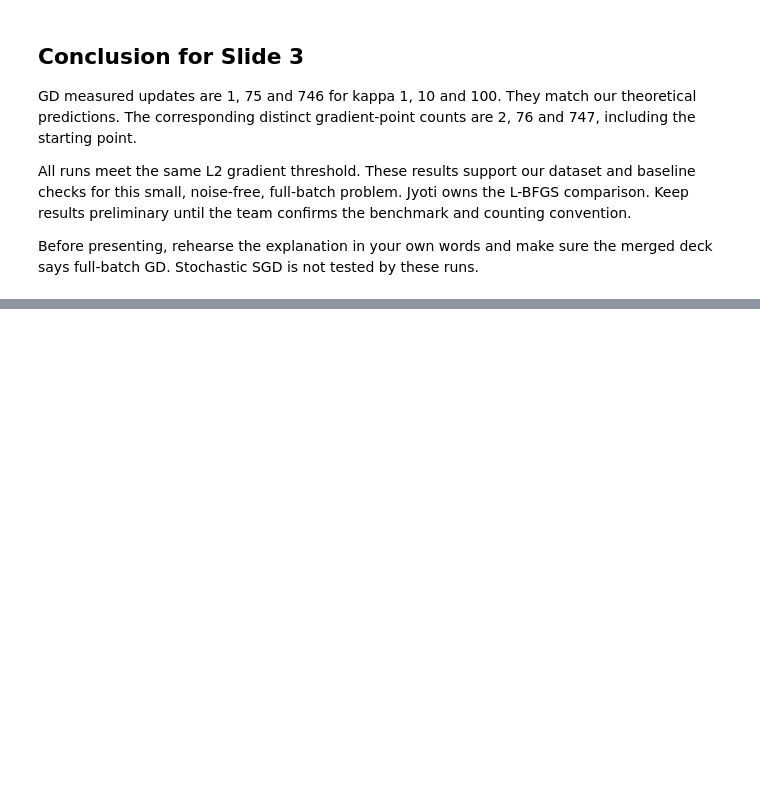
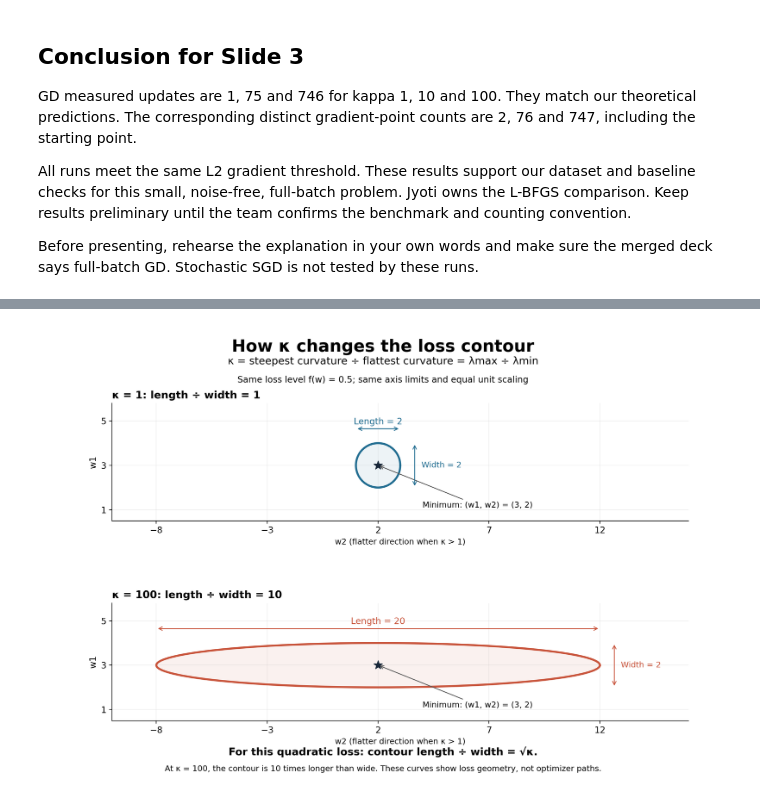
Before and after one commit to priyavenugopalnair-debug/group7-optimizers, a Jupyter notebook: notebooks/Varuna_Maths_project.ipynb, the cells around one changed output, grey strips where cells are left out. Cells and saved outputs as stored; diff of their text form; code cells hidden in the pictures; blank space fills up the shorter version.

```diff
--- a/notebooks/Varuna_Maths_project.ipynb
+++ b/notebooks/Varuna_Maths_project.ipynb
@@ -508,0 +631,7 @@ Before presenting, rehearse the explanation in your own words and make sure the
+# %%
+# Display the labelled geometry figure, locally or from the fixed snapshot.
+display(Image(data=load_project_bytes(
+    "notebooks/varuna_final_work/figures/varuna_kappa_geometry.png"
+), width=1000))
+# %% [output]
+[figure, added]
```
Also changed, not shown: parts of 17 cells of this notebook.
